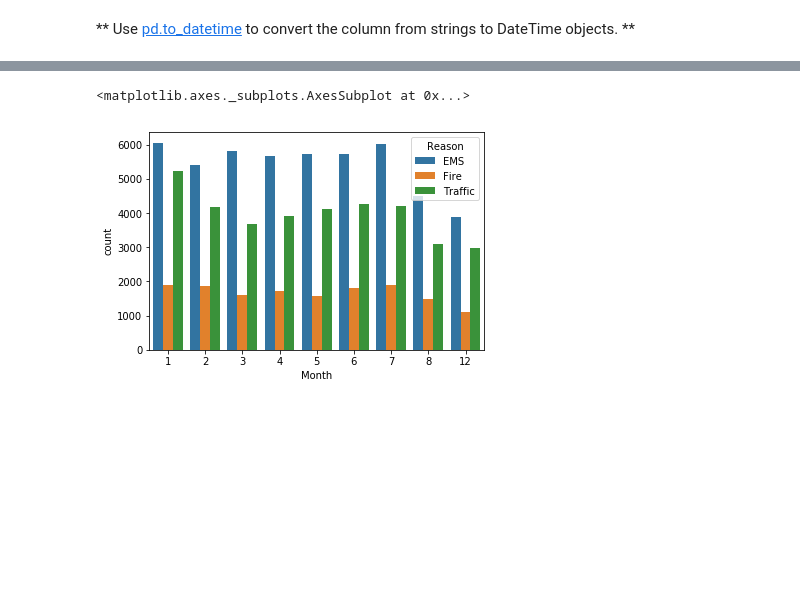
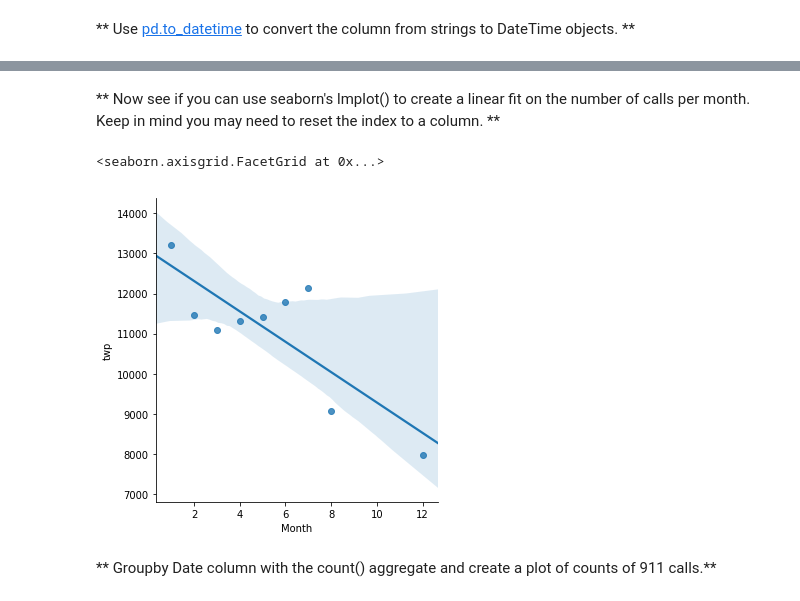
Before and after one commit to Hyunjin89/911-Calls-Project, a Jupyter notebook: 911 Calls Data Project.ipynb, the cells around one changed output, grey strips where cells are left out. Cells and saved outputs as stored; diff of their text form; code cells hidden in the pictures; blank space fills up the shorter version.

```diff
--- a/911 Calls Data Project.ipynb
+++ b/911 Calls Data Project.ipynb
@@ -107,7 +104,7 @@ time_stamps.year
 # %%
 df['Hour'] = df['timeStamp'].apply(lambda x: x.hour)
 df['Month'] = df['timeStamp'].apply(lambda x: x.month)
-df['DayOfWeek'] = df['timeStamp'].apply(lambda x: x.dayofweek)
+df['Day of Week'] = df['timeStamp'].apply(lambda x: x.dayofweek)
 # %%
 dmap = {0:'Mon',1:'Tue',2:'Wed',3:'Thu',4:'Fri',5:'Sat',6:'Sun'}
-df['DayOfWeek'] = df['DayOfWeek'].map(dmap)
+df['Day of Week'] = df['Day of Week'].map(dmap)
@@ -118,0 +126,3 @@ sns.countplot(x='DayOfWeek', hue='Reason', data=df)
+# %%
+byMonth = df.groupby('Month').count()
+byMonth
@@ -119,5 +148,9 @@ sns.countplot(x='DayOfWeek', hue='Reason', data=df)
+# %% [markdown]
+** Now see if you can use seaborn's lmplot() to create a linear fit on the number of calls per month. Keep in mind you may need to reset the index to a column. **
 # %%
-sns.countplot(x='Month', hue='Reason', data=df)
+sns.lmplot(x='Month', y='twp', data=byMonth.reset_index())
 # %% [output]
-<matplotlib.axes._subplots.AxesSubplot at 0x...>
+<seaborn.axisgrid.FacetGrid at 0x...>
-[figure, old version]
+[figure, new version]
+# %% [markdown]
+** Groupby Date column with the count() aggregate and create a plot of counts of 911 calls.**
```
Also changed, not shown: parts of 28 cells of this notebook.
